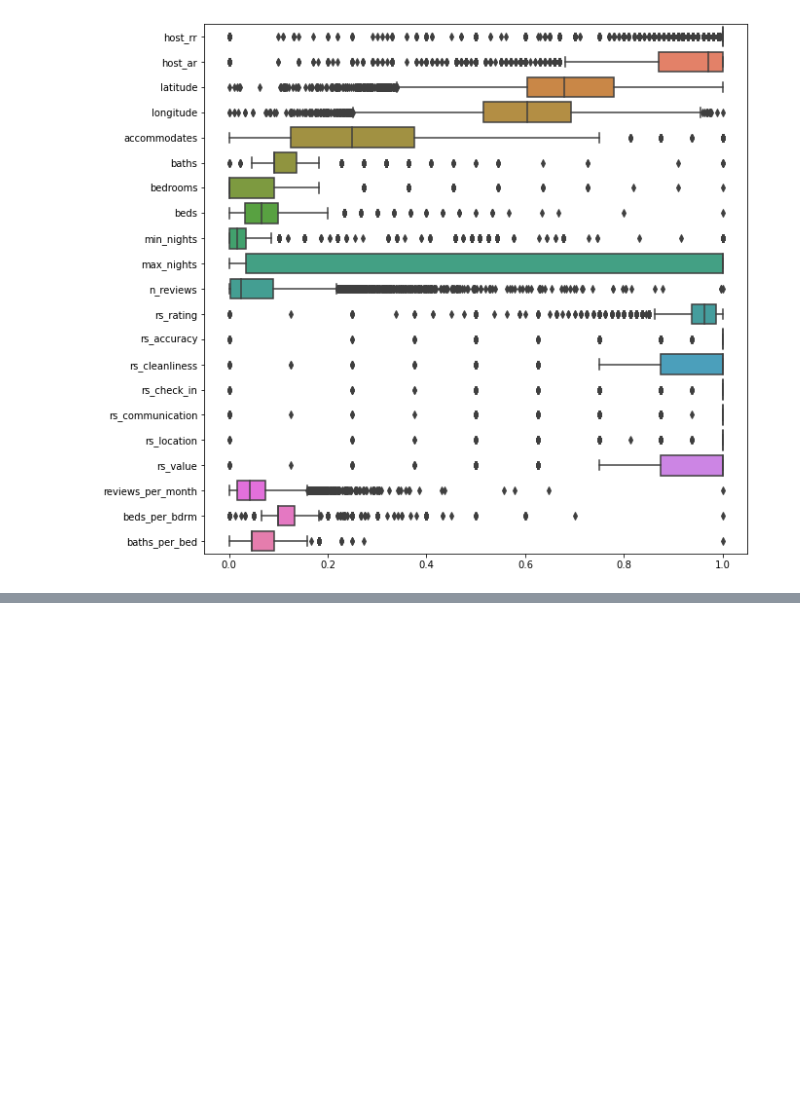
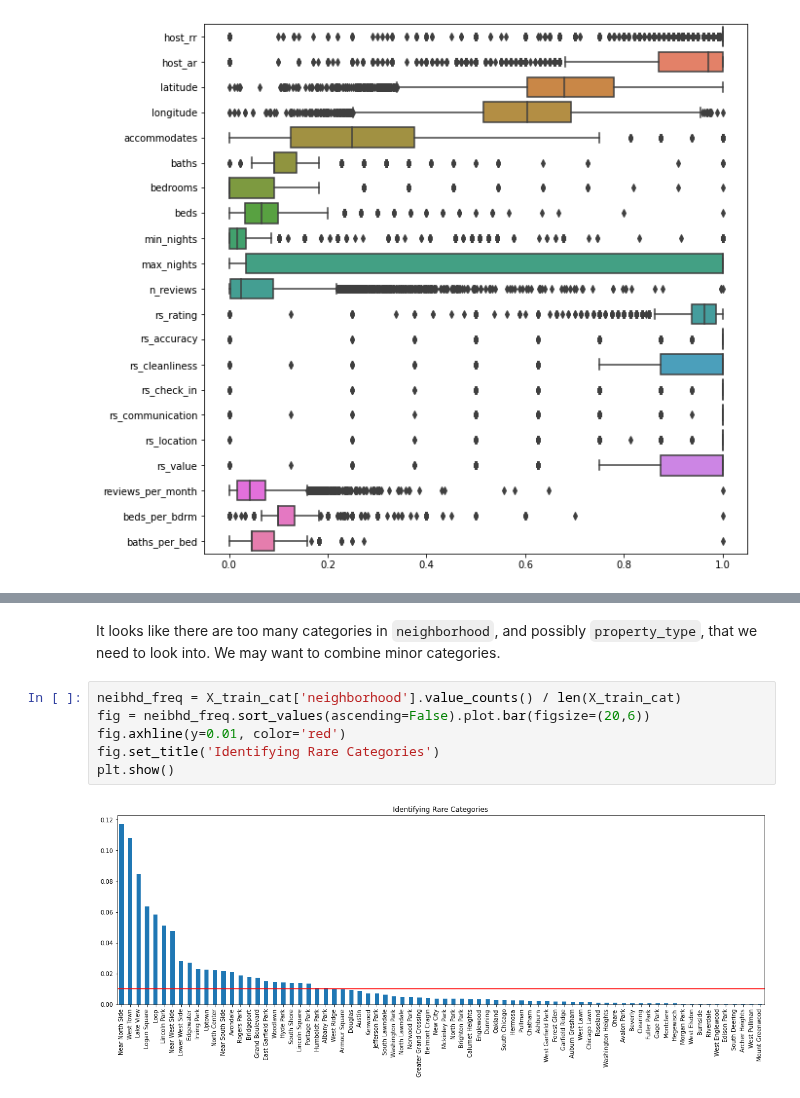
Before and after one commit to harera3/ML_Portfolio, a Jupyter notebook: 08_Chicago_AirBnB_Feature_Engineering.ipynb, the cells around one changed output, grey strips where cells are left out. Saved outputs shown, nothing was run; the diff lists cells and outputs as text; blank space fills up the shorter version.

```diff
--- a/08_Chicago_AirBnB_Feature_Engineering.ipynb
+++ b/08_Chicago_AirBnB_Feature_Engineering.ipynb
@@ -181,0 +212,10 @@ For now, let's work on categorical attributes
+# %% [markdown]
+It looks like there are too many categories in `neighborhood`, and possibly `property_type`, that we need to look into. We may want to combine minor categories.
+# %%
+neibhd_freq = X_train_cat['neighborhood'].value_counts() / len(X_train_cat)
+fig = neibhd_freq.sort_values(ascending=False).plot.bar(figsize=(20,6))
+fig.axhline(y=0.01, color='red')
+fig.set_title('Identifying Rare Categories')
+plt.show()
+# %% [output]
+[figure, added]
```
Also changed, not shown: parts of 7 cells of this notebook.
